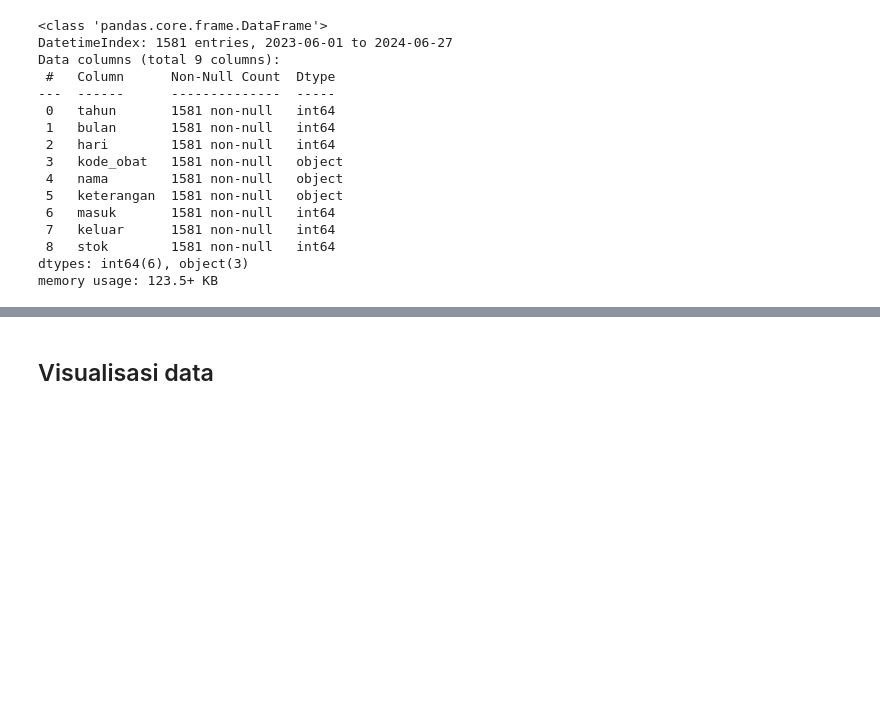
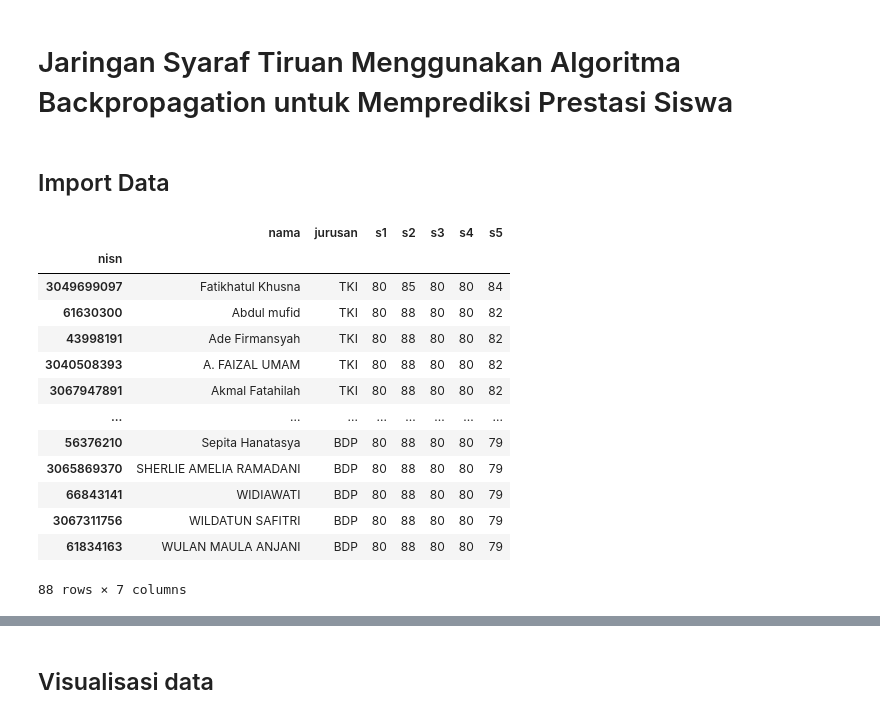
Before and after one commit to ArtEnginer/backprosiswa, a Jupyter notebook: program.ipynb, the cells around one changed output, grey strips where cells are left out. Drawn from its saved outputs; the diff is of its cells as text; code cells hidden in the pictures; blank space fills up the shorter version.

```diff
--- a/program.ipynb
+++ b/program.ipynb
@@ -25,20 +1,27 @@ df
-# %%
-df.info()
-# %% [output]
-<class 'pandas.core.frame.DataFrame'>
-DatetimeIndex: 1581 entries, 2023-06-01 to 2024-06-27
-Data columns (total 9 columns):
- #   Column      Non-Null Count  Dtype
----  ------      --------------  -----
- 0   tahun       1581 non-null   int64
- 1   bulan       1581 non-null   int64
- 2   hari        1581 non-null   int64
- 3   kode_obat   1581 non-null   object
- 4   nama        1581 non-null   object
- 5   keterangan  1581 non-null   object
- 6   masuk       1581 non-null   int64
- 7   keluar      1581 non-null   int64
- 8   stok        1581 non-null   int64
-dtypes: int64(6), object(3)
-memory usage: 123.5+ KB
+# %% [markdown]
+# Jaringan Syaraf Tiruan Menggunakan Algoritma Backpropagation untuk Memprediksi Prestasi Siswa
+# %% [markdown]
+## Import Data
+# %%
+import pandas as pd
+
+data_indo = pd.read_excel('dataset/d-indo.xlsx', index_col='nisn')
+data_mtk = pd.read_excel('dataset/d-matematika.xlsx', index_col='nisn')
+data_inggris = pd.read_excel('dataset/d-inggris.xlsx', index_col='nisn')
+data_indo
+# %% [output]
+|  | nama | jurusan | s1 | s2 | s3 | s4 | s5 |
+| nisn |  |  |  |  |  |  |  |
+| 3049699097 | Fatikhatul Khusna | TKI | 80 | 85 | 80 | 80 | 84 |
+| 61630300 | Abdul mufid | TKI | 80 | 88 | 80 | 80 | 82 |
+| 43998191 | Ade Firmansyah | TKI | 80 | 88 | 80 | 80 | 82 |
+| 3040508393 | A. FAIZAL UMAM | TKI | 80 | 88 | 80 | 80 | 82 |
+| 3067947891 | Akmal Fatahilah | TKI | 80 | 88 | 80 | 80 | 82 |
+| ... | ... | ... | ... | ... | ... | ... | ... |
+| 56376210 | Sepita Hanatasya | BDP | 80 | 88 | 80 | 80 | 79 |
+| 3065869370 | SHERLIE AMELIA RAMADANI | BDP | 80 | 88 | 80 | 80 | 79 |
+| 66843141 | WIDIAWATI | BDP | 80 | 88 | 80 | 80 | 79 |
+| 3067311756 | WILDATUN SAFITRI | BDP | 80 | 88 | 80 | 80 | 79 |
+| 61834163 | WULAN MAULA ANJANI | BDP | 80 | 88 | 80 | 80 | 79 |
+88 rows × 7 columns
 # %%
```
Also changed, not shown: parts of 25 cells of this notebook, 4 other files.
